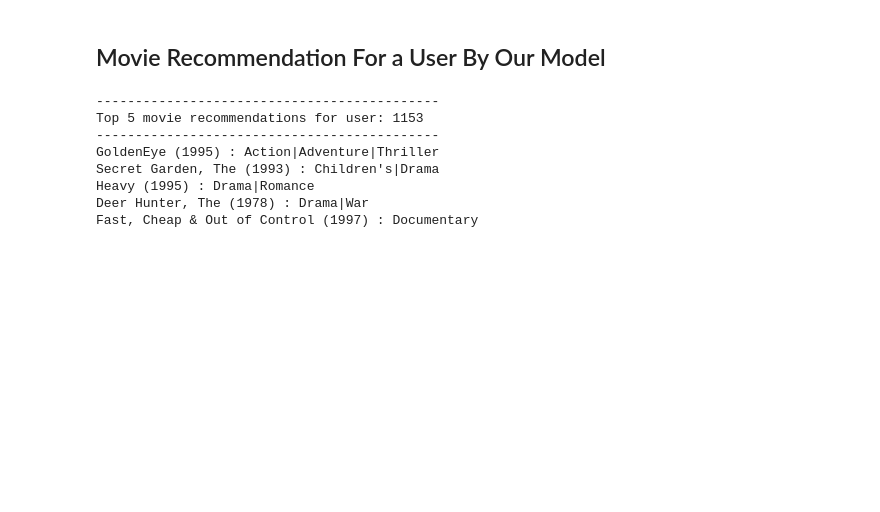
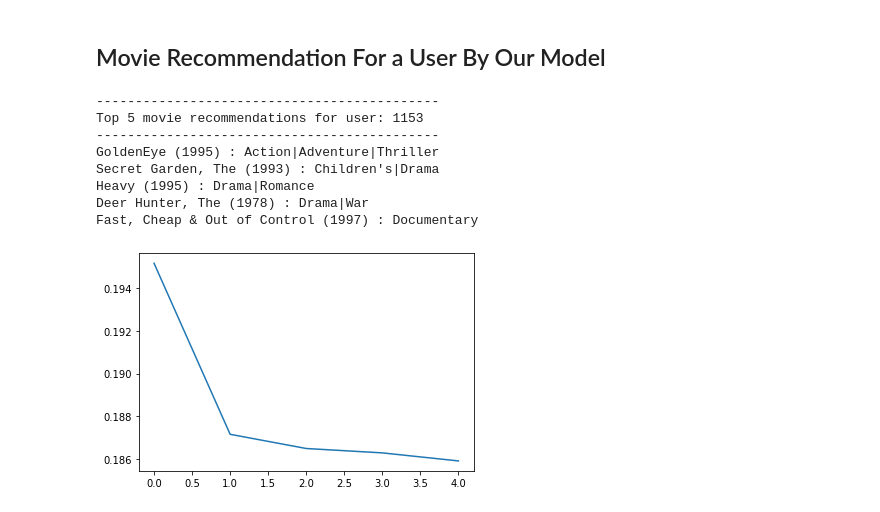
Before and after one commit to Aerospacerr/Recommender-Systems-by-Neural-Network, a Jupyter notebook: NN_Recommender_System.ipynb, the cells around one changed output. Cells and saved outputs as stored; diff of their text form; code cells hidden in the pictures; blank space fills up the shorter version.

```diff
--- a/NN_Recommender_System.ipynb
+++ b/NN_Recommender_System.ipynb
@@ -471,3 +474,9 @@ Secret Garden, The (1993) : Children's|Drama
 Heavy (1995) : Drama|Romance
 Deer Hunter, The (1978) : Drama|War
 Fast, Cheap & Out of Control (1997) : Documentary
+# %%
+from matplotlib import pyplot
+pyplot.plot(history3.history['rmse'])
+pyplot.show()
+# %% [output]
+[figure, added]
```
Also changed, not shown: parts of 6 cells of this notebook.
